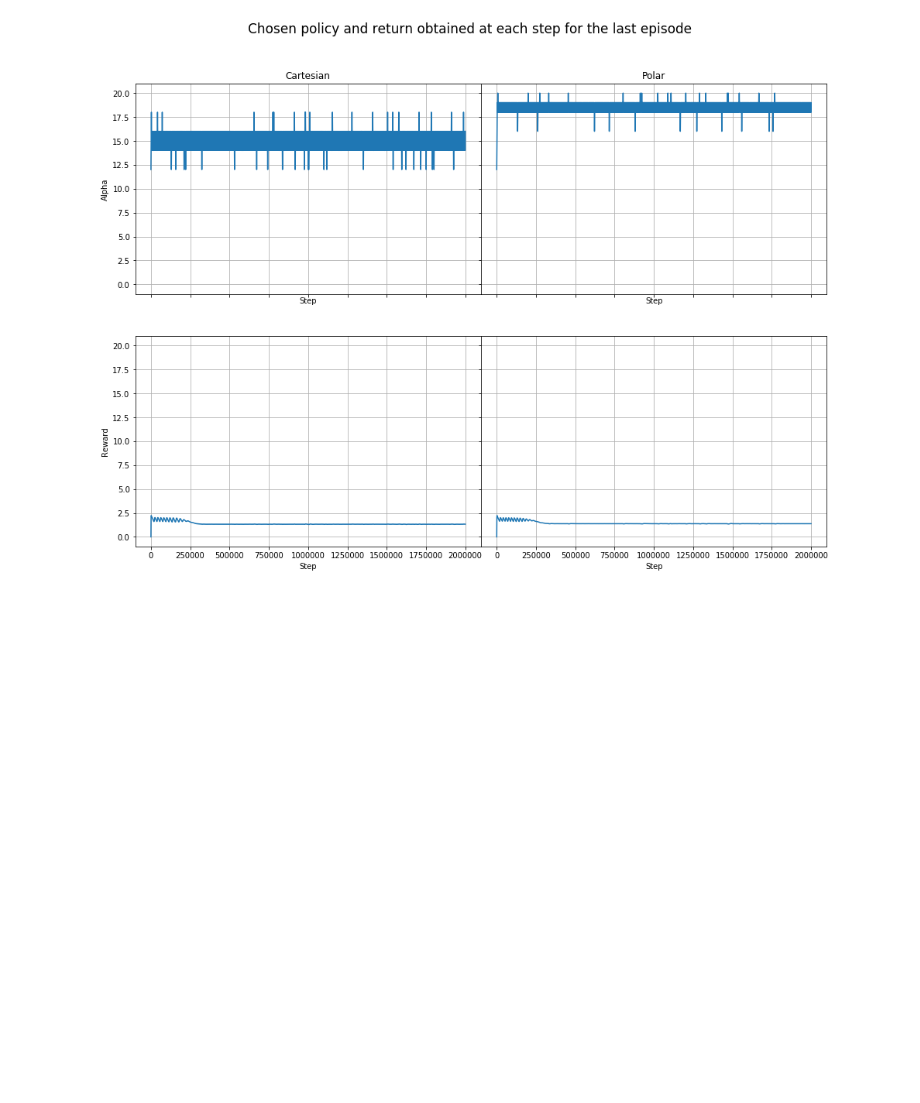
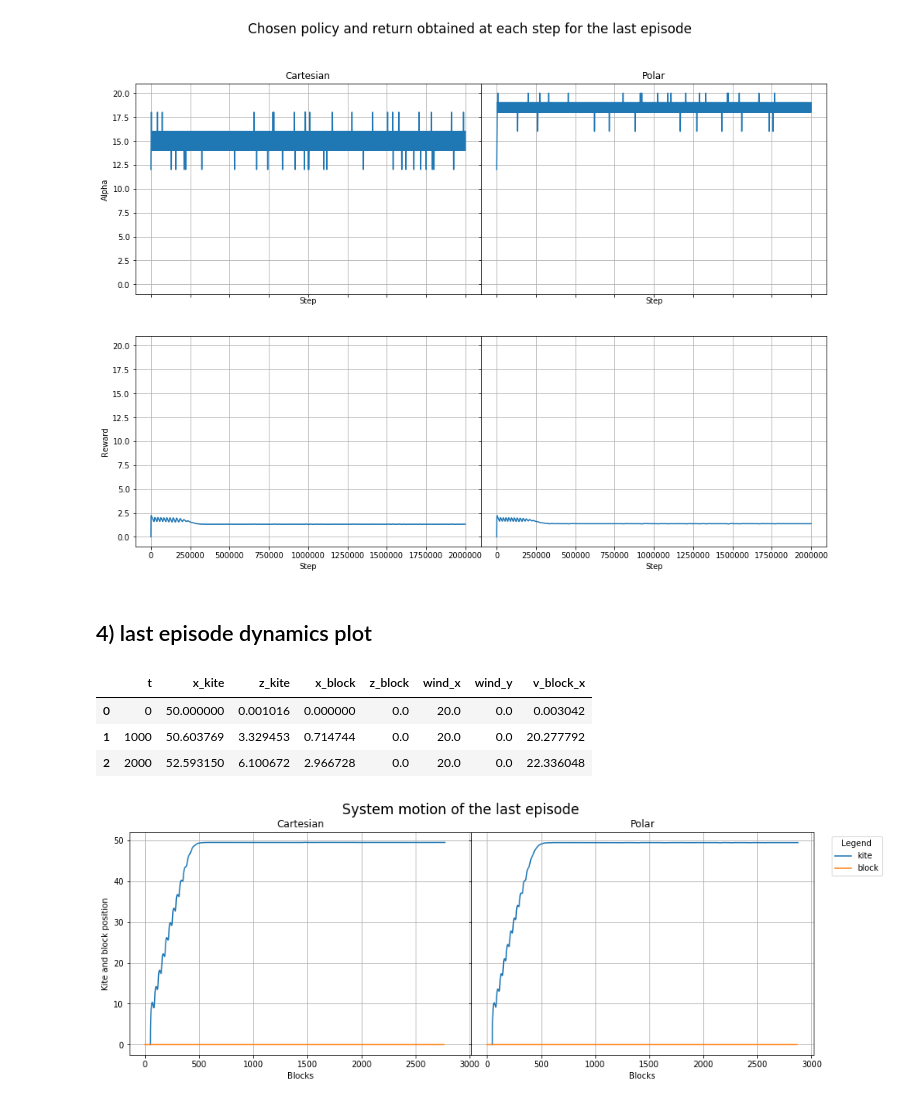
Before and after one commit to nicoleorzan/kite-power, a Jupyter notebook: Learning/Sarsa-2d/sarsa-alpha/const-wind-data/learning-analysis-alpha-const.ipynb, the cells around one changed output. Cells and saved outputs as stored; diff of their text form; code cells hidden in the pictures; blank space fills up the shorter version.

Commit message:
adding system motion plot

```diff
--- a/Learning/Sarsa-2d/sarsa-alpha/const-wind-data/learning-analysis-alpha-const.ipynb
+++ b/Learning/Sarsa-2d/sarsa-alpha/const-wind-data/learning-analysis-alpha-const.ipynb
@@ -203,3 +203,40 @@ ax3.grid()
 ax4.grid()
 # %% [output]
 [figure]
+# %% [markdown]
+## 4) last episode dynamics plot
+# %%
+cout = pd.read_csv("cout.txt", delim_whitespace=True)
+pout = pd.read_csv("pout.txt", delim_whitespace=True)
+
+cout.head(3)
+# %% [output]
+|  | t | x_kite | z_kite | x_block | z_block | wind_x | wind_y | v_block_x |
+| 0 | 0 | 50.000000 | 0.001016 | 0.000000 | 0.0 | 20.0 | 0.0 | 0.003042 |
+| 1 | 1000 | 50.603769 | 3.329453 | 0.714744 | 0.0 | 20.0 | 0.0 | 20.277792 |
+| 2 | 2000 | 52.593150 | 6.100672 | 2.966728 | 0.0 | 20.0 | 0.0 | 22.336048 |
+# %%
+fig, axs = plt.subplots(1, 2, sharex=True, sharey=True, figsize=(15, 5), gridspec_kw={'wspace': 0})
+
+fig.suptitle('System motion of the last episode', fontsize = title_fs)
+
+axs[0].plot(cout['x_kite'], cout['z_kite'],label='kite')
+axs[0].plot(cout['x_block'], cout['z_block'],label='block')
+plt.grid(b=True)
+
+axs[1].plot(pout['x_kite'], pout['z_kite'],label='kite')
+axs[1].plot(pout['x_block'], pout['z_block'],label='block')
+axs[0].grid(b=True)
+
+plt.legend(title = 'Legend', bbox_to_anchor=(1.04,1), loc="upper left")
+
+
+axs[0].set_ylabel('Kite and block position')
+
+axs[0].set_title("Cartesian")
+axs[1].set_title("Polar")
+
+for ax in axs.flat:
+    ax.set(xlabel='Blocks')
+# %% [output]
+[figure, added]
```
Also changed, not shown: 1 other file.
